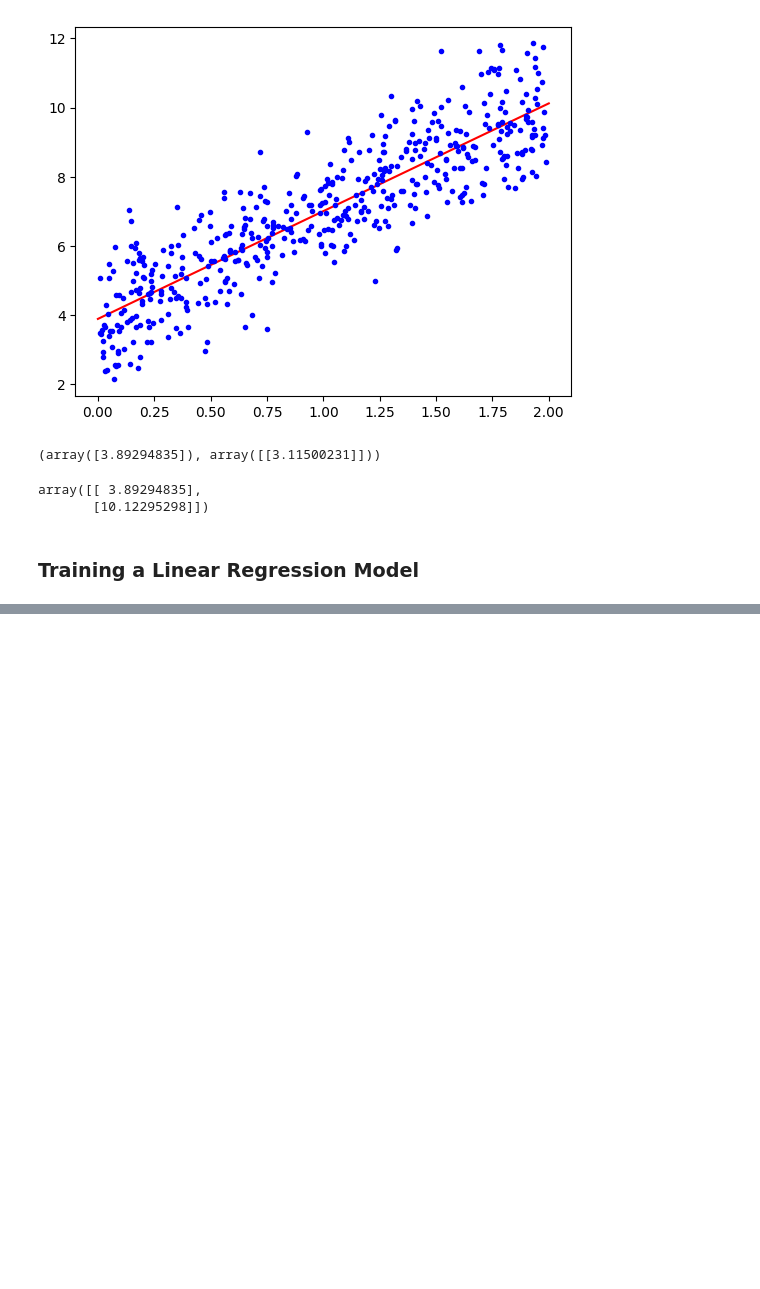
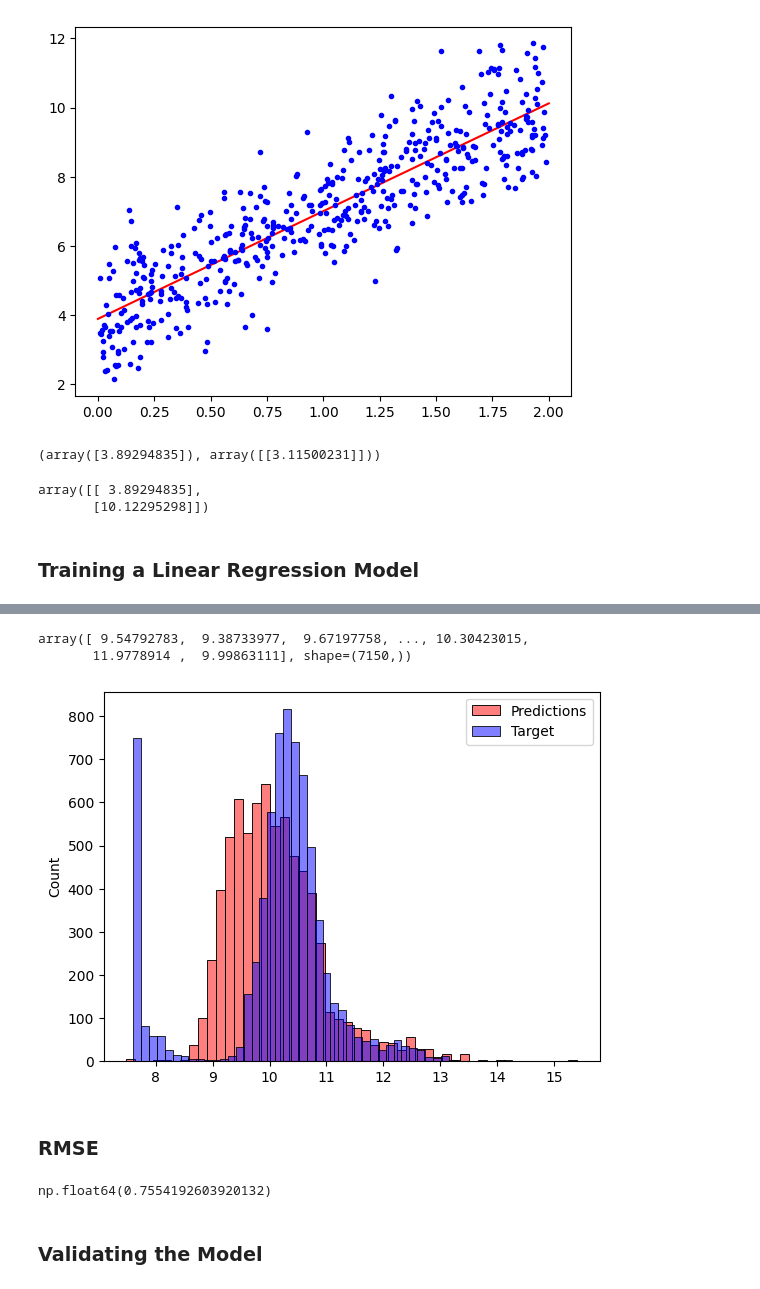
Before and after one commit to diiogorezende/machine-learning-engineering, a Jupyter notebook: src/notebooks/module-02.ipynb, the cells around one changed output, grey strips where cells are left out. Drawn from its saved outputs; the diff is of its cells as text; code cells hidden in the pictures; blank space fills up the shorter version.

Commit message:
adding code and annotations about RMSE, categorical varibles, and very simple feature engineering

```diff
--- a/src/notebooks/module-02.ipynb
+++ b/src/notebooks/module-02.ipynb
@@ -427,0 +447,4 @@ def train_linear_regression(X, y):
+# %%
+# Select base features for the model
+base = ['engine_hp', 'engine_cylinders', 'highway_mpg', 'city_mpg', 'popularity']
+df_train[base].head()
@@ -427,0 +461,21 @@ def train_linear_regression(X, y):
+# %%
+# Replaces NA values with 0 values
+X_train = df_train[base].fillna(0).values
+# %%
+# Apply the linear regression model
+w0, w = train_linear_regression(X_train, y_train)
+# %%
+y_pred = w0 + X_train.dot(w)
+# %%
+y_pred
+# %% [output]
+array([ 9.54792783,  9.38733977,  9.67197758, ..., 10.30423015,
+       11.9778914 ,  9.99863111], shape=(7150,))
+# %%
+sns.histplot(y_pred, color='red', bins=50, alpha=0.5, label='Predictions')
+sns.histplot(y_train, color='blue', bins=50, alpha=0.5, label='Target')
+plt.legend();
+# %% [output]
+[figure, added]
+# %% [markdown]
+### RMSE
@@ -427,0 +488,6 @@ def train_linear_regression(X, y):
+# %%
+rmse(y_train, y_pred)
+# %% [output]
+np.float64(0.7554192603920132)
+# %% [markdown]
+### Validating the Model
```
Also changed, not shown: parts of 23 cells of this notebook.
